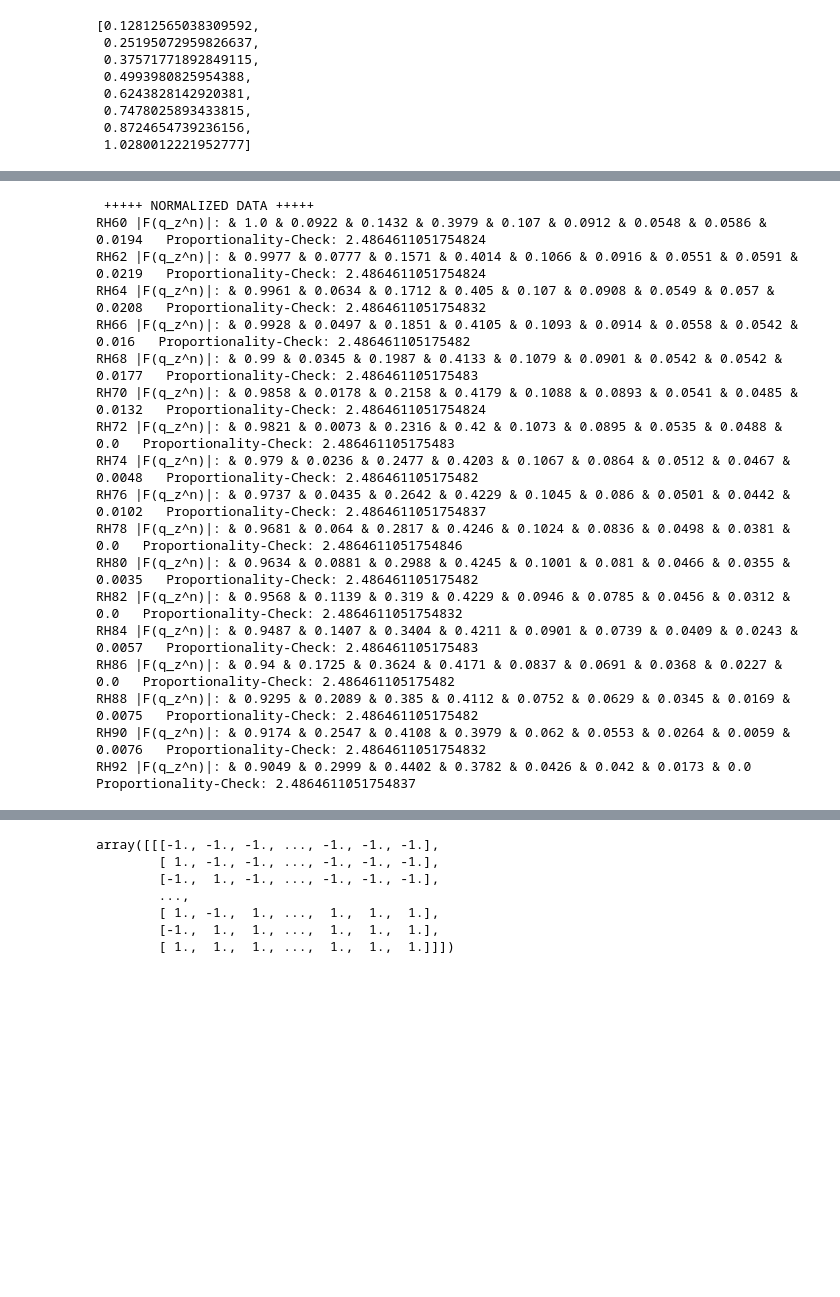
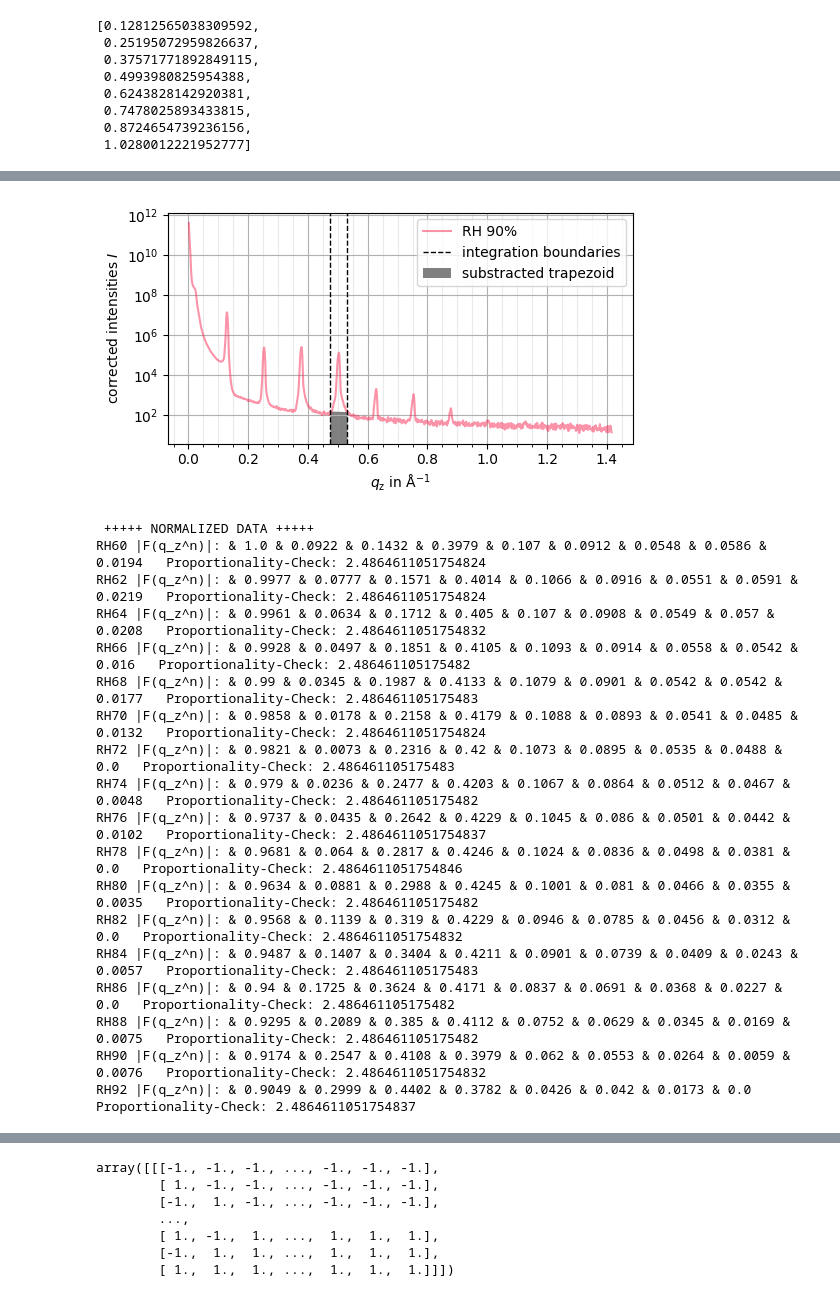
Before and after one commit to CVC97/ALC-24-25, a Jupyter notebook: BK.SLM_study_liquid_membranes/bk.slm_data_analysis.ipynb, the cells around one changed output, grey strips where cells are left out. Saved outputs shown, nothing was run; the diff lists cells and outputs as text; code cells hidden in the pictures; blank space fills up the shorter version.

```diff
--- a/BK.SLM_study_liquid_membranes/bk.slm_data_analysis.ipynb
+++ b/BK.SLM_study_liquid_membranes/bk.slm_data_analysis.ipynb
@@ -265,7 +265,7 @@ RH92 D: mean: 50.25194847545367, std: 0.18657471420799834,  [49.87630174517121,
 # +++++ DETERMINATION OF FORM FACTOR SQUARE VALUES +++++
 
 # function to calculate the integrated value below a given peak
-def get_integrated_peak(R_corr_array, q_z_array, peak_i):
+def get_integrated_peak(R_corr_array, q_z_array, peak_i, plot = 0):
     num_intervals = 1                       # number of values summed up
     total_integral_sum = R_corr_array[peak_i]
 
@@ -292,40 +292,38 @@ def get_integrated_peak(R_corr_array, q_z_array, peak_i):
     trapezoid_subtraction = mid_R_corr * q_z_interval
 
 
-    # # sanity check
-    # fig, ax = plt.subplots(figsize=(6,3))
-    # ax.set_xlabel(r'$q_\mathrm{z}$ in $\mathrm{\AA}^{-1}$')              # \mathrm{\AA} wird im notebook angezeigt aber nicht im pgf plot!! dazu durch \si{\AA} in der .pgf ersetzen!!
-    # ax.set_ylabel(r'corrected intensities $I$')
-    # ax.grid()
-    # ax.grid(which='minor', color = '#999999', alpha = 0.2, linestyle = '-')
-    # ax.minorticks_on()
+    # sanity check
+    if plot:
+        fig, ax = plt.subplots(figsize=(6,3))
+        ax.set_xlabel(r'$q_\mathrm{z}$ in $\mathrm{\AA}^{-1}$')              # \mathrm{\AA} wird im notebook angezeigt aber nicht im pgf plot!! dazu durch \si{\AA} in der .pgf ersetzen!!
+        ax.set_ylabel(r'corrected intensities $I$')
+        ax.grid()
+        ax.grid(which='minor', color = '#999999', alpha = 0.2, linestyle = '-')
+        ax.minorticks_on()
 
-    # ax.semilogy(RH_q_z, RH_R_corr, color = "xkcd:red pink", alpha = 0.5, label = f"RH {RH}%")
+        ax.semilogy(RH_q_z, RH_R_corr, color = "xkcd:red pink", alpha = 0.5, label = f"RH {RH}%")
 
-    # # plot xvlines at integration boundaries
-    # ax.axvline(x = lower_q_z, linestyle = "dashed", color = "black", linewidth = 1, label = "integration boundaries")
-    # ax.axvline(x = upper_q_z, linestyle = "dashed", color = "black", linewidth = 1)
+        # plot xvlines at integration boundaries
+        ax.axvline(x = lower_q_z, linestyle = "dashed", color = "black", linewidth = 1, label = "integration boundaries")
+        ax.axvline(x = upper_q_z, linestyle = "dashed", color = "black", linewidth = 1)
 
-    # # polygon for substracion
-    # polygon = Polygon(np.array([ [lower_q_z, 0], [lower_q_z, lower_R_corr], [upper_q_z, upper_R_corr], [upper_q_z, 0] ]), facecolor = "grey", label = "substracted trapezoid")
-    # ax.add_patch(polygon)
+        # polygon for substracion
+        polygon = Polygon(np.array([ [lower_q_z, 0], [lower_q_z, lower_R_corr], [upper_q_z, upper_R_corr], [upper_q_z, 0] ]), facecolor = "grey", label = "substracted trapezoid")
+        ax.add_patch(polygon)
 
-    # ax.legend()
-    # ax.legend(loc="upper right")
+        ax.legend()
+        ax.legend(loc="upper right")
 
-    # plt.savefig('BK.SLM_visualizations/corr_R_over_q_z_integrated_peak.pdf', facecolor = 'white', bbox_inches='tight')
-    # plt.savefig('BK.SLM_visualizations/corr_R_over_q_z_integrated_peak.pgf', facecolor = 'white', bbox_inches='tight')
-    # plt.show()
+        plt.savefig('BK.SLM_visualizations/corr_R_over_q_z_integrated_peak.pdf', facecolor = 'white', bbox_inches='tight')
+        plt.savefig('BK.SLM_visualizations/corr_R_over_q_z_integrated_peak.pgf', facecolor = 'white', bbox_inches='tight')
+        plt.show()
 
     return total_integral_sum - trapezoid_subtraction
 
 
-# # call the sanity check
-# RH_R_corr = RH_data_dict["RH60"]["R_corr"]
-# q_z_array = RH_data_dict["RH60"]["q_z"]
-# max_q_z_index_list = RH_data_dict["RH60"]["q_z_index_max"]
-
-# get_integrated_peak(RH_R_corr, q_z_array, max_q_z_index_list[3])#, get_integrated_peak(RH_R_corr, q_z_array, max_q_z_index_list[4])
+# call the sanity check for the following parameters
+RH_sanity_check = "RH90"
+Bragg_n_sanity_check = 3
 
 
 # iterate through the RH values
@@ -335,34 +333,40 @@ for key in RH_data_dict:
     max_q_z_index_list = RH_data_dict[key]["q_z_index_max"]
     D = RH_data_dict[key]["D"]
     form_factor_abs_list = []
     # iterate through all maxima
     for n, max_q_z_index in enumerate(max_q_z_index_list):
-        integrated_peak = get_integrated_peak(R_corr_array, q_z_array, max_q_z_index)
+        # plot the integrated peak as a sanity check for above parameters
+        if key == RH_sanity_check and n == Bragg_n_sanity_check:
+            integrated_peak = get_integrated_peak(R_corr_array, q_z_array, max_q_z_index, plot = 1)
+        else:
+            integrated_peak = get_integrated_peak(R_corr_array, q_z_array, max_q_z_index, plot = 0)
         # calculate the absolute value for the form factor (order proportionality included)
         if integrated_peak < 0:
             form_factor_abs_list.append(0)
         else:
             form_factor_abs = np.sqrt(integrated_peak * (n+1)**2)
             # print(integrated_peak)
             form_factor_abs_list.append(form_factor_abs)
     # squared sum of all form factor amplitudes for normalization
     abs_F_q_z_n_normalization_squared_sum = sum([ff_abs**2 for ff_abs in form_factor_abs_list])
     RH_data_dict[key]["abs_F_q_z_n_normalization_squared_sum"] = abs_F_q_z_n_normalization_squared_sum
     # normalize form factor amplitudes to be proportional to period length D
     abs_F_q_z_n = [ff_abs * np.sqrt(D / abs_F_q_z_n_normalization_squared_sum) for ff_abs in form_factor_abs_list]
     RH_data_dict[key]["abs_F_q_z_n"] = abs_F_q_z_n
     # print(f"{key} |F(q_z^n)|: {form_factor_square_value_list}, norm_sum: {sum(form_factor_square_value_list)}")
 
+
 # printing the normalized data (normalization abs_F_q_z_n**2 propto D done previously, here: normalization to 1 as biggest value)
 print("\n +++++ NORMALIZED DATA +++++")
 for key in RH_data_dict:
     normalized_abs_F_q_z_n_list = [ff_abs / RH_data_dict["RH60"]["abs_F_q_z_n"][0] for ff_abs in RH_data_dict[key]["abs_F_q_z_n"]]
     RH_data_dict[key]["abs_F_q_z_n_normalized"] = normalized_abs_F_q_z_n_list
     print(f"{key} |F(q_z^n)|:", end='')
     for normalized_abs_F_q_z_n in normalized_abs_F_q_z_n_list:
         print(f" & {round(normalized_abs_F_q_z_n, 4)}", end='')
     print(f"   Proportionality-Check: {sum([F_norm**2 for F_norm in normalized_abs_F_q_z_n_list]) / RH_data_dict[key]["D"] * 100}")
 # %% [output]
+[figure, added]
  +++++ NORMALIZED DATA +++++
 RH60 |F(q_z^n)|: & 1.0 & 0.0922 & 0.1432 & 0.3979 & 0.107 & 0.0912 & 0.0548 & 0.0586 & 0.0194   Proportionality-Check: 2.4864611051754824
 RH62 |F(q_z^n)|: & 0.9977 & 0.0777 & 0.1571 & 0.4014 & 0.1066 & 0.0916 & 0.0551 & 0.0591 & 0.0219   Proportionality-Check: 2.4864611051754824
```
Also changed, not shown: parts of 1 cell of this notebook, 4 other files.
